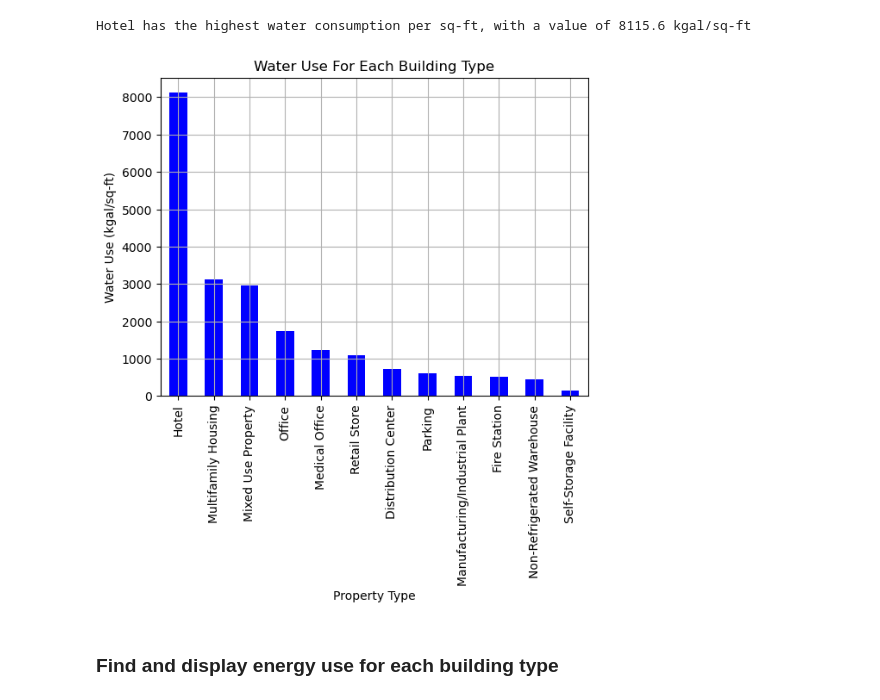
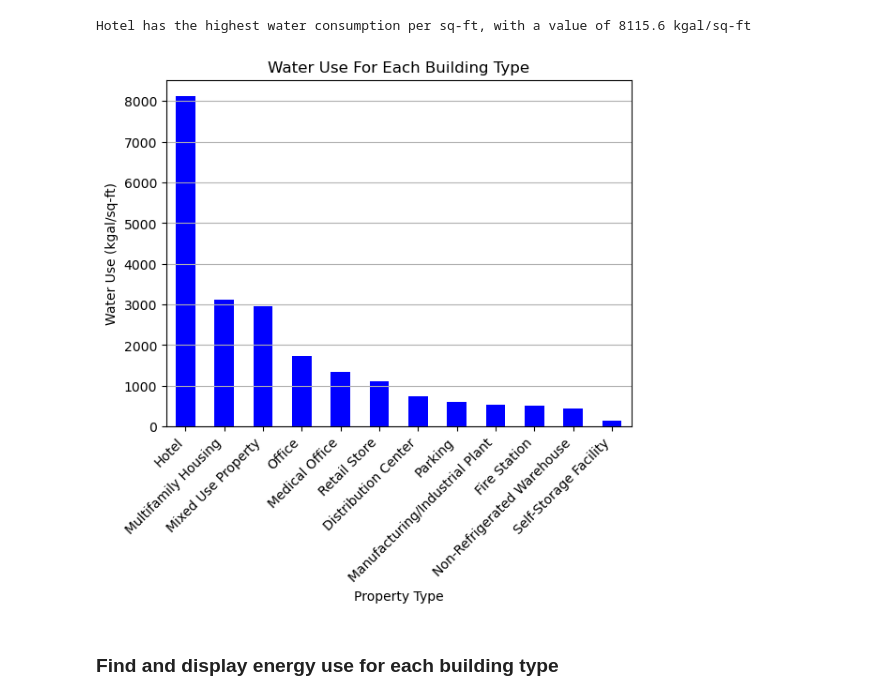
Before and after one commit to yashkansal97/LA_Energy_Water_Analysis, a Jupyter notebook: P1_Energy_Water_Analysis.ipynb, the cells around one changed output. Drawn from its saved outputs; the diff is of its cells as text; code cells hidden in the pictures.

```diff
--- a/P1_Energy_Water_Analysis.ipynb
+++ b/P1_Energy_Water_Analysis.ipynb
@@ -284,14 +286,15 @@ Hotel has the highest water consumption per sq-ft, with a value of 8115.6 kgal/s
 # %%
 # Plot the water use for each building type
 water_use_max.plot.bar(color='b')
 plt.xlabel("Property Type")
 plt.ylabel("Water Use (kgal/sq-ft)")
 plt.title("Water Use For Each Building Type")
+plt.grid(axis = 'y')
+plt.xticks(rotation = 45, ha = 'right')
 plt.savefig('Figures/2A. Water - Building Type.png', bbox_inches='tight')
-plt.grid()
 plt.show()
 # %% [output]
-[figure, old version]
+[figure, new version]
 # %% [markdown]
 ### Find and display energy use for each building type
 # %%
```
Also changed, not shown: parts of 17 cells of this notebook, 10 other files.
